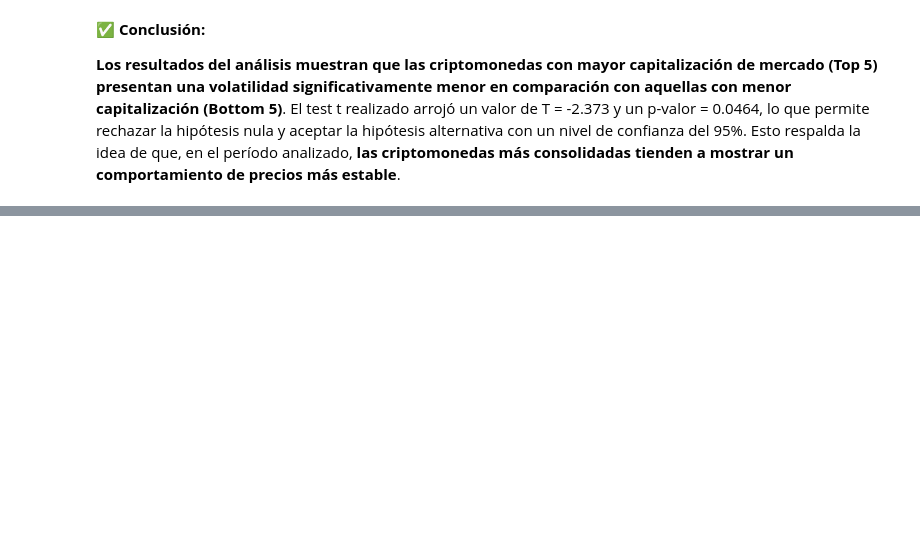
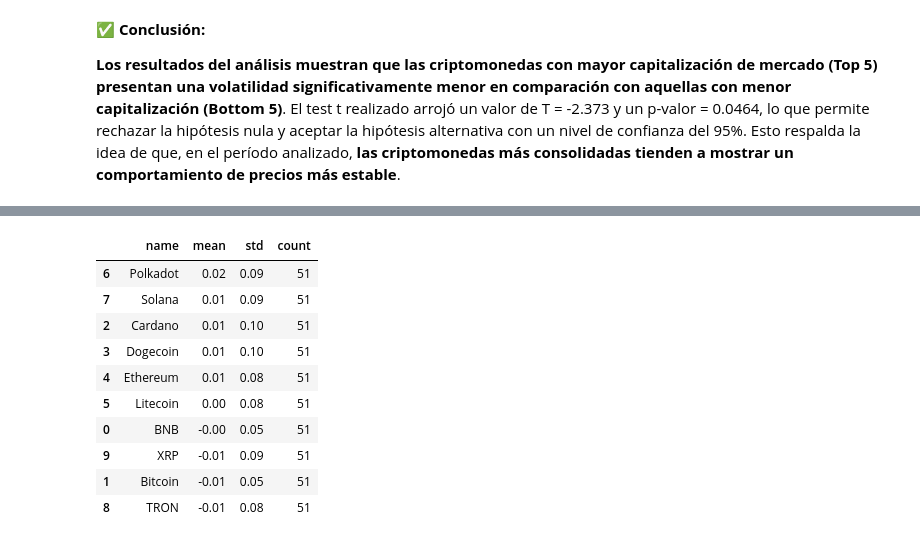
Before and after one commit to TraversaOlazabal/Data-Science-2---ML, a Jupyter notebook: CriptoAnalytics_AlejandroTraversaOlazabal.ipynb, the cells around one changed output, grey strips where cells are left out. Saved outputs shown, nothing was run; the diff lists cells and outputs as text; code cells hidden in the pictures; blank space fills up the shorter version.

```diff
--- a/CriptoAnalytics_AlejandroTraversaOlazabal.ipynb
+++ b/CriptoAnalytics_AlejandroTraversaOlazabal.ipynb
@@ -1611,0 +1691,23 @@ Esto respalda la idea de que, en el período analizado, **las criptomonedas más
+# %%
+import pandas as pd
+
+# Filtramos solo viernes y lunes y hacemos copia explícita
+df_finde = df_merged[df_merged['weekday'].isin(['Friday', 'Monday'])].copy()
+
+# Calculamos semana y año de la fecha
+df_finde['week'] = pd.to_datetime(df_finde['date']).dt.isocalendar().week
+df_finde['year'] = pd.to_datetime(df_finde['date']).dt.year
+
+# Pivotamos para comparar viernes y lunes de cada semana y cripto
+df_wknd_effect = df_finde.pivot_table(
+    index=['name', 'year', 'week'],
+    columns='weekday',
+    values='closing_price',
+    observed=False
+).dropna()
+
+# Calculamos retorno del fin de semana (lunes vs viernes)
+df_wknd_effect['weekend_return'] = (df_wknd_effect['Monday'] - df_wknd_effect['Friday']) / df_wknd_effect['Friday']
+
+# Mostramos resultados
+df_wknd_effect.head()
@@ -1611,0 +1722,21 @@ Esto respalda la idea de que, en el período analizado, **las criptomonedas más
+# %%
+# Agrupar por cripto y calcular estadísticos del retorno de fin de semana
+df_summary = df_wknd_effect.groupby('name')['weekend_return'].agg(['mean', 'std', 'count']).reset_index()
+
+# Ordenar de mayor a menor retorno promedio
+df_summary = df_summary.sort_values(by='mean', ascending=False)
+
+# Mostrar el resumen
+df_summary
+# %% [output]
+|  | name | mean | std | count |
+| 6 | Polkadot | 0.02 | 0.09 | 51 |
+| 7 | Solana | 0.01 | 0.09 | 51 |
+| 2 | Cardano | 0.01 | 0.10 | 51 |
+| 3 | Dogecoin | 0.01 | 0.10 | 51 |
+| 4 | Ethereum | 0.01 | 0.08 | 51 |
+| 5 | Litecoin | 0.00 | 0.08 | 51 |
+| 0 | BNB | -0.00 | 0.05 | 51 |
+| 9 | XRP | -0.01 | 0.09 | 51 |
+| 1 | Bitcoin | -0.01 | 0.05 | 51 |
+| 8 | TRON | -0.01 | 0.08 | 51 |
```
Also changed, not shown: parts of 23 cells of this notebook.
